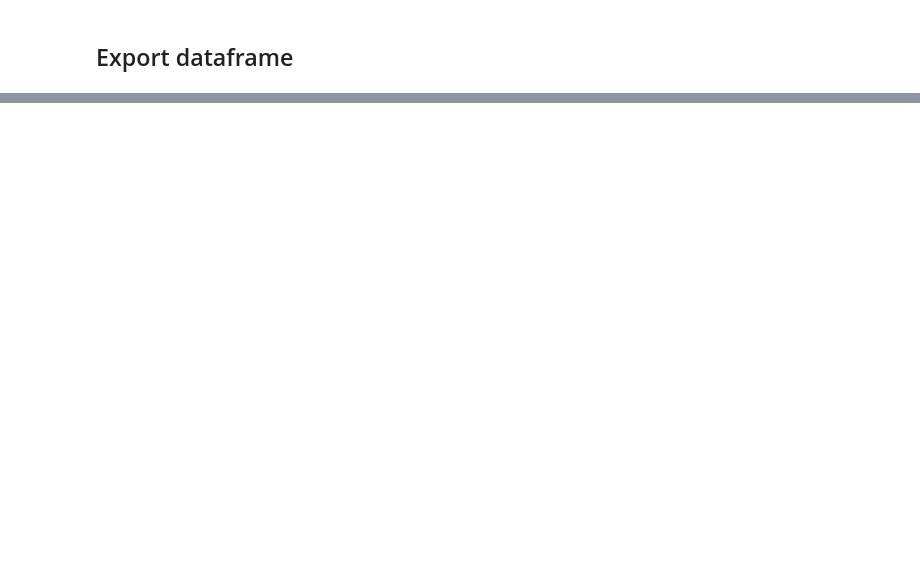
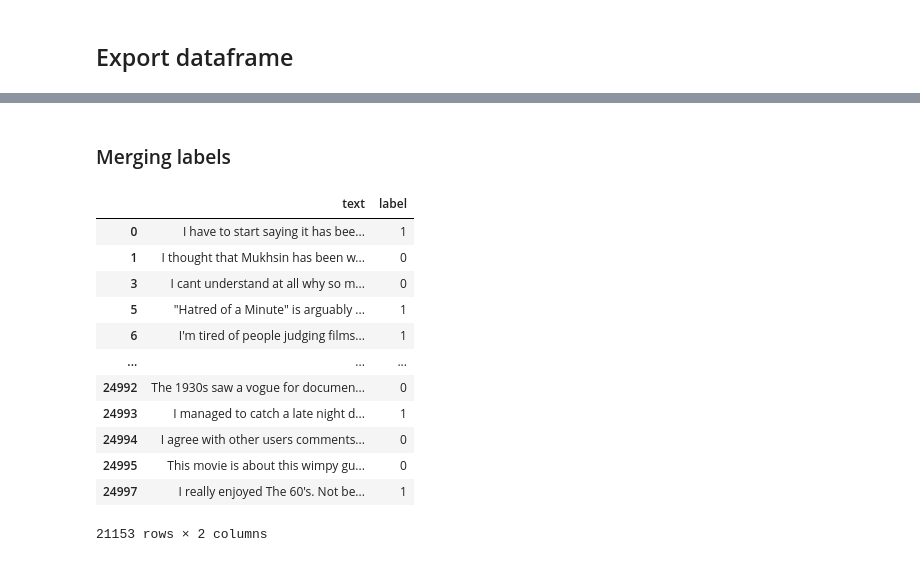
Before and after one commit to feifang24/cs229-project, a Jupyter notebook: snorkel/wd02.ipynb, the cells around one changed output, grey strips where cells are left out. Drawn from its saved outputs; the diff is of its cells as text; code cells hidden in the pictures; blank space fills up the shorter version.

```diff
--- a/snorkel/wd02.ipynb
+++ b/snorkel/wd02.ipynb
@@ -403,0 +400,19 @@ df
+# %% [markdown]
+### Merging labels
+# %%
+df = df.rename(columns={"snorkel_label": "label"})
+df
+# %% [output]
+|  | text | label |
+| 0 | I have to start saying it has bee... | 1 |
+| 1 | I thought that Mukhsin has been w... | 0 |
+| 3 | I cant understand at all why so m... | 0 |
+| 5 | "Hatred of a Minute" is arguably ... | 1 |
+| 6 | I'm tired of people judging films... | 1 |
+| ... | ... | ... |
+| 24992 | The 1930s saw a vogue for documen... | 0 |
+| 24993 | I managed to catch a late night d... | 1 |
+| 24994 | I agree with other users comments... | 0 |
+| 24995 | This movie is about this wimpy gu... | 0 |
+| 24997 | I really enjoyed The 60's. Not be... | 1 |
+21153 rows × 2 columns
```
Also changed, not shown: parts of 17 cells of this notebook.
